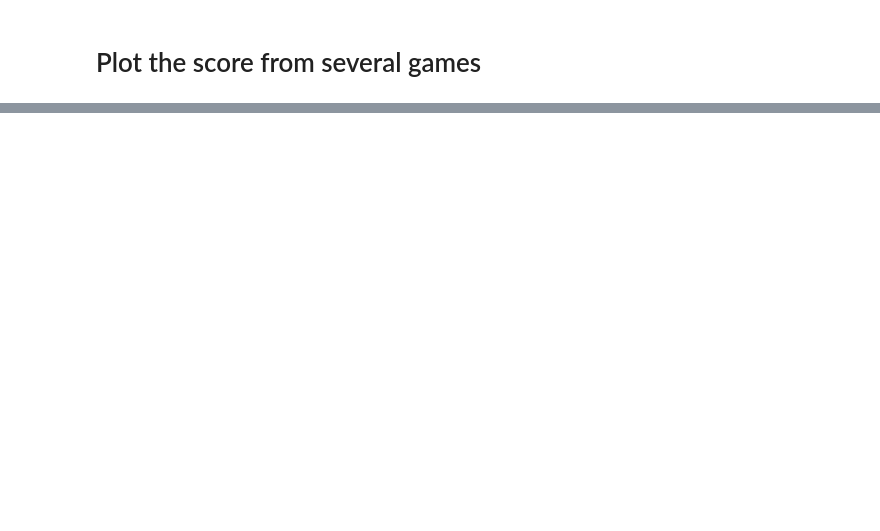
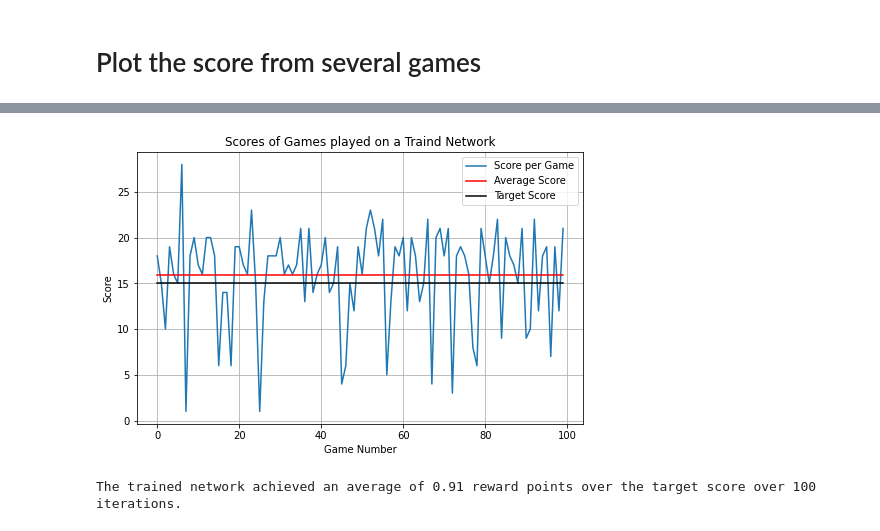
Before and after one commit to jeroencvlier/DeepLearning-Navigation, a Jupyter notebook: NavigationWorkbook.ipynb, the cells around one changed output, grey strips where cells are left out. Cells and saved outputs as stored; diff of their text form; code cells hidden in the pictures; blank space fills up the shorter version.

```diff
--- a/NavigationWorkbook.ipynb
+++ b/NavigationWorkbook.ipynb
@@ -567,0 +575,5 @@ plot_trained_score(scores_trained,save_plot=True,target_score=15)
+# %%
+plot_trained_score(scores_trained,save_plot=True,target_score=15)
+# %% [output]
+[figure, added]
+The trained network achieved an average of 0.91 reward points over the target score over 100 iterations.
```
Also changed, not shown: parts of 2 cells of this notebook, 2 other files.
